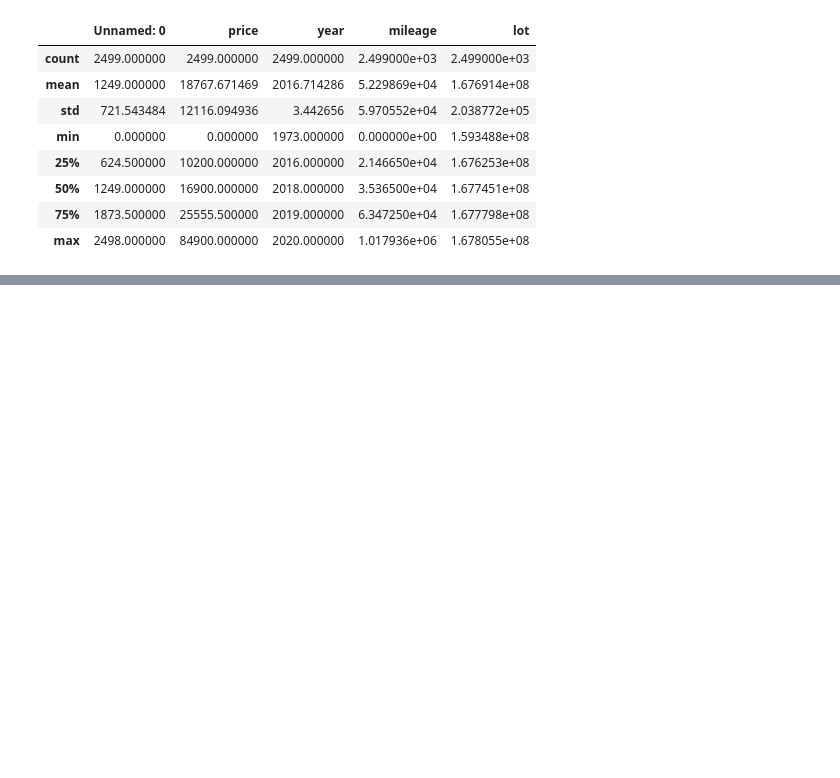
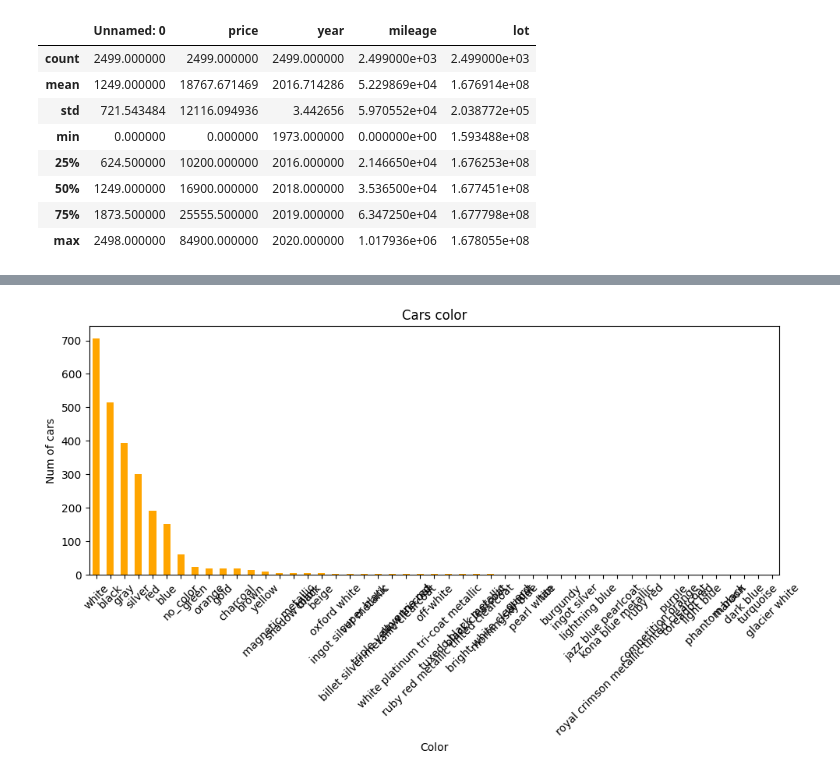
Before and after one commit to Tatraa/Data-Science, a Jupyter notebook: Assigment1/Assignment_1_opt.ipynb, the cells around one changed output, grey strips where cells are left out. Saved outputs shown, nothing was run; the diff lists cells and outputs as text; code cells hidden in the pictures; blank space fills up the shorter version.

```diff
--- a/Assigment1/Assignment_1_opt.ipynb
+++ b/Assigment1/Assignment_1_opt.ipynb
@@ -52,0 +85,12 @@ data.describe()
+# %%
+plt.figure(figsize=(10, 6))
+color_counts = data['color'].value_counts()
+color_counts.plot(kind='bar', color='orange')
+plt.xlabel('Color')
+plt.ylabel('Num of cars')
+plt.title('Cars color')
+plt.xticks(rotation=45)
+plt.tight_layout()
+plt.show()
+# %% [output]
+[figure, added]
```
Also changed, not shown: parts of 7 cells of this notebook.
